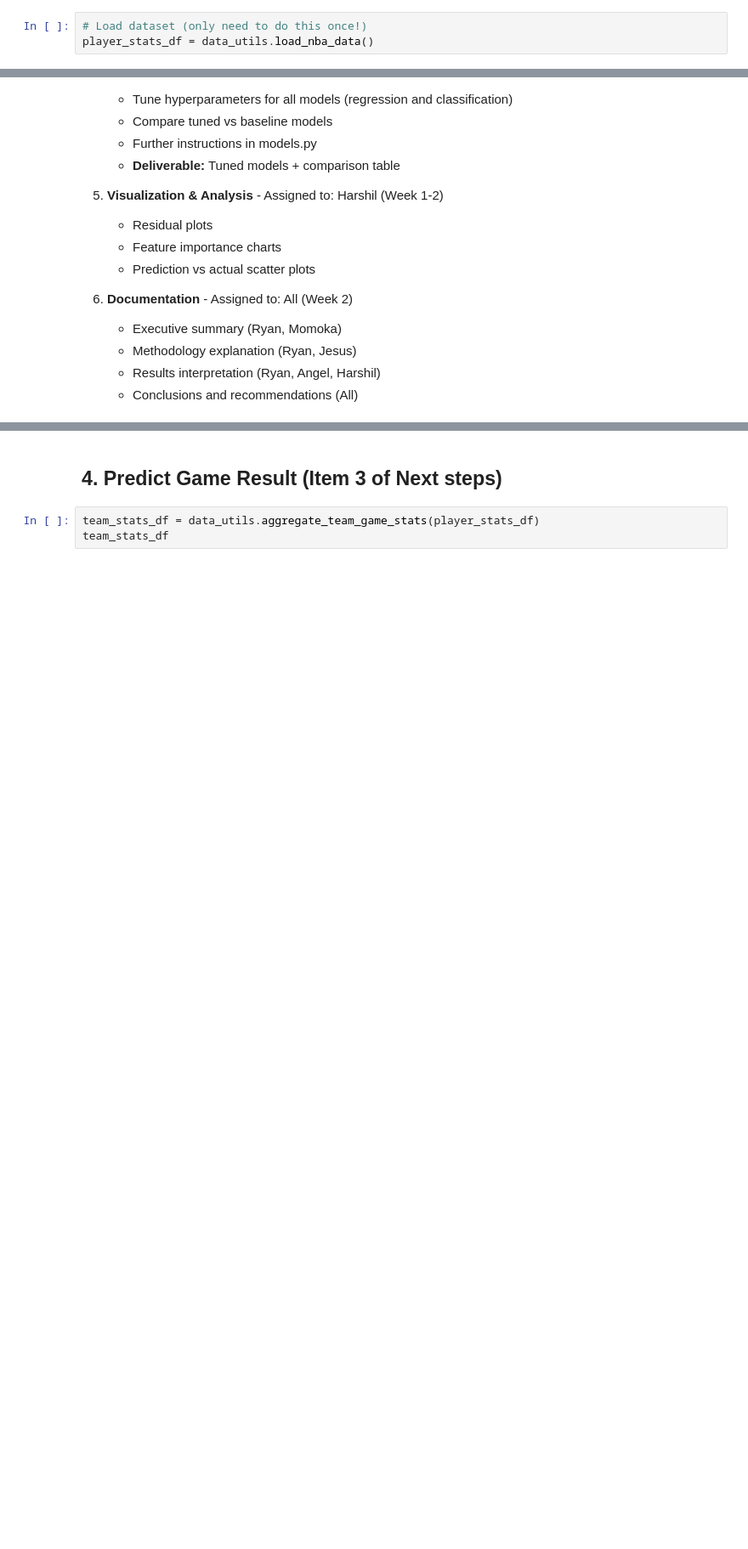
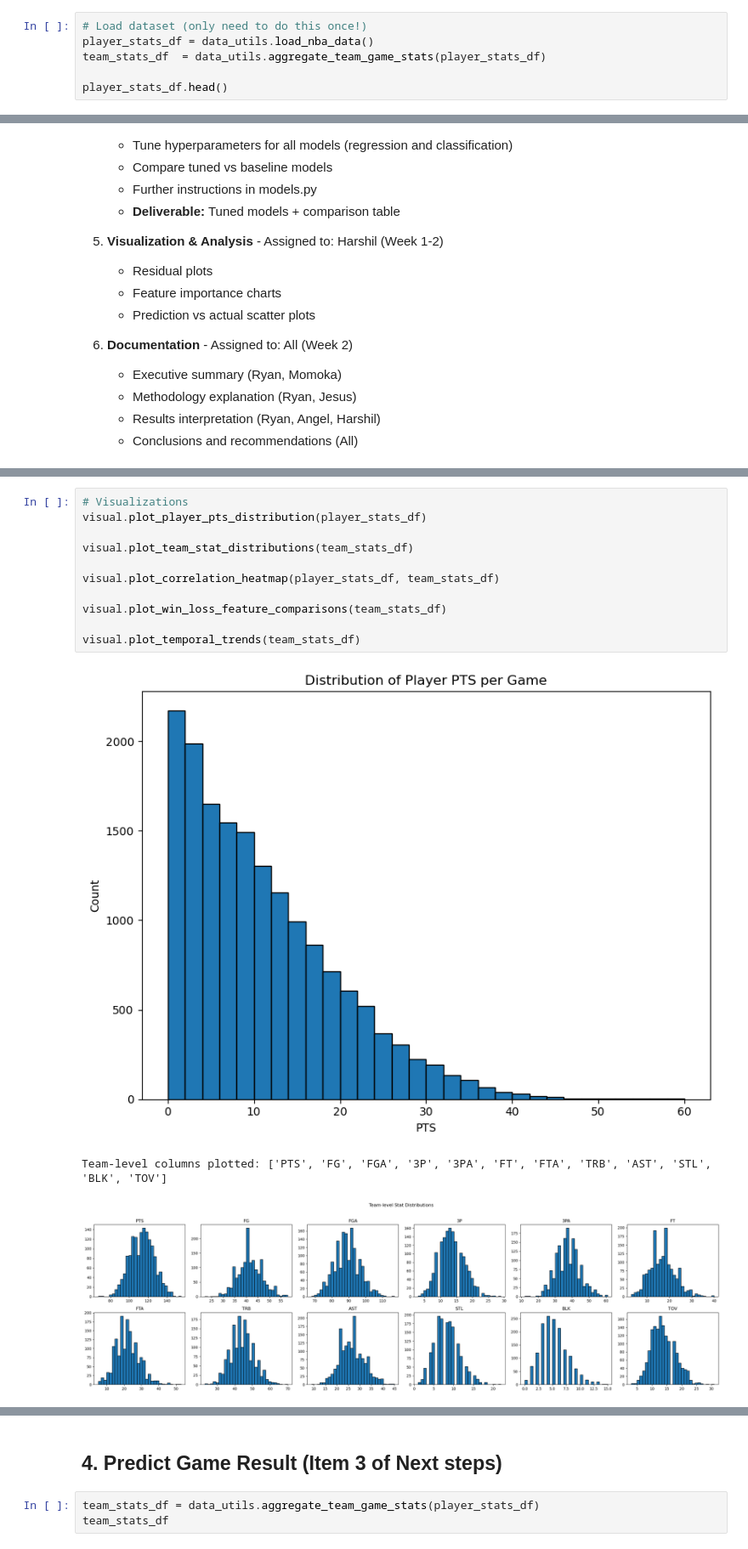
Before and after one commit to ryandielhenn/nba-ml-models, a Jupyter notebook: nba_stats_prediction.ipynb, the cells around one changed output, grey strips where cells are left out. Shown at 85% size. Saved outputs shown, nothing was run; the diff lists cells and outputs as text; blank space fills up the shorter version.

```diff
--- a/nba_stats_prediction.ipynb
+++ b/nba_stats_prediction.ipynb
@@ -23,5 +30,8 @@ import training
 # %%
 # Load dataset (only need to do this once!)
 player_stats_df = data_utils.load_nba_data()
+team_stats_df  = data_utils.aggregate_team_game_stats(player_stats_df)
+
+player_stats_df.head()
 # %% [output]
 Downloading dataset...
@@ -184,0 +204,15 @@ Best Model (by MAE): Linear Regression
+# %%
+# Visualizations
+visual.plot_player_pts_distribution(player_stats_df)
+
+visual.plot_team_stat_distributions(team_stats_df)
+
+visual.plot_correlation_heatmap(player_stats_df, team_stats_df)
+
+visual.plot_win_loss_feature_comparisons(team_stats_df)
+
+visual.plot_temporal_trends(team_stats_df)
+# %% [output]
+[figure, added]
+Team-level columns plotted: ['PTS', 'FG', 'FGA', '3P', '3PA', 'FT', 'FTA', 'TRB', 'AST', 'STL', 'BLK', 'TOV']
+[figure, added]
```
Also changed, not shown: parts of 6 cells of this notebook.
